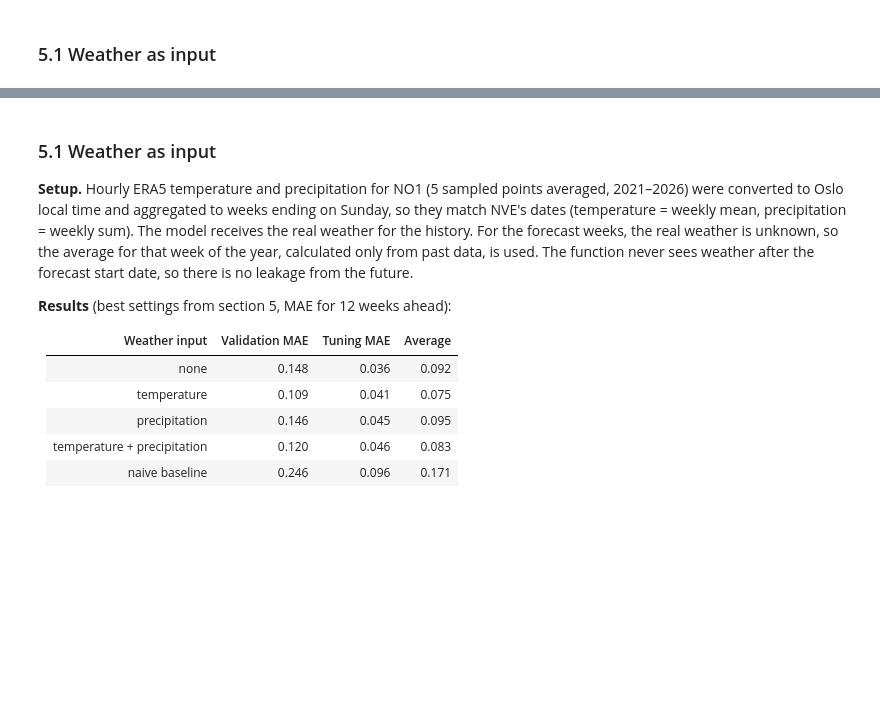
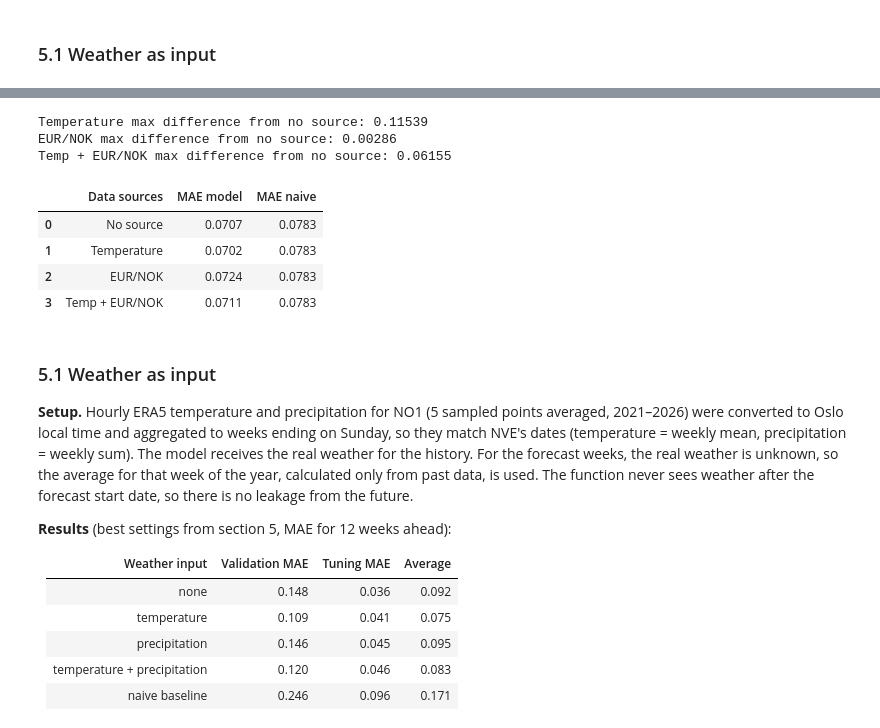
Before and after one commit to Kitteljl/IND320-app, a Jupyter notebook: notebooks/IND320_part4.ipynb, the cells around one changed output, grey strips where cells are left out. Saved outputs shown, nothing was run; the diff lists cells and outputs as text; code cells hidden in the pictures; blank space fills up the shorter version.

Commit message:
Part 4: selectable data sources for River forecast (weather, exchange rates)

```diff
--- a/notebooks/IND320_part4.ipynb
+++ b/notebooks/IND320_part4.ipynb
@@ -512,3 +516,44 @@ Naive (validation / tuning): 0.2463 / 0.096
+# %%
+from exchange_rates import download_exchange_rates
+
+fx_raw = download_exchange_rates("2015-01-01", "2025-12-31")
+fx_daily_full = fx_raw.reindex(pd.date_range(fx_raw.index.min(), fx_raw.index.max(), freq="D")).ffill()
+fx_w = fx_daily_full.resample("W-SUN").mean()
+fx_w.index = fx_w.index.normalize()
+fx_w = fx_w[["NOK_per_EUR"]]
+
+wx_w = ex[["temperature_2m"]]
+both = pd.concat([wx_w, fx_w], axis=1)
+
+base = forecast_filling(y, horizon=12, lr=0.01)
+for name, kw in {
+    "Temperature": dict(exog=wx_w),
+    "EUR/NOK": dict(exog=fx_w, persist=("NOK_per_EUR",)),
+    "Temp + EUR/NOK": dict(exog=both, persist=("NOK_per_EUR",)),
+}.items():
+    fc = forecast_filling(y, horizon=12, lr=0.01, **kw)
+    print(name, "max difference from no source:", round(float((fc - base).abs().max()), 5))
+# %% [output]
+Temperature max difference from no source: 0.11539
+EUR/NOK max difference from no source: 0.00286
+Temp + EUR/NOK max difference from no source: 0.06155
+# %%
+rows = []
+for name, kw in {
+    "No source": dict(),
+    "Temperature": dict(exog=wx_w),
+    "EUR/NOK": dict(exog=fx_w, persist=("NOK_per_EUR",)),
+    "Temp + EUR/NOK": dict(exog=both, persist=("NOK_per_EUR",)),
+}.items():
+    mae, naive = rolling_eval(y, horizon=12, n_origins=6, step=26, lr=0.01, **kw)
+    rows.append({"Data sources": name, "MAE model": round(mae, 4), "MAE naive": round(naive, 4)})
+pd.DataFrame(rows)
+# %% [output]
+|  | Data sources | MAE model | MAE naive |
+| 0 | No source | 0.0707 | 0.0783 |
+| 1 | Temperature | 0.0702 | 0.0783 |
+| 2 | EUR/NOK | 0.0724 | 0.0783 |
+| 3 | Temp + EUR/NOK | 0.0711 | 0.0783 |
 # %% [markdown]
 ### 5.1 Weather as input
 
```
Also changed, not shown: parts of 14 cells of this notebook, 4 other files.
